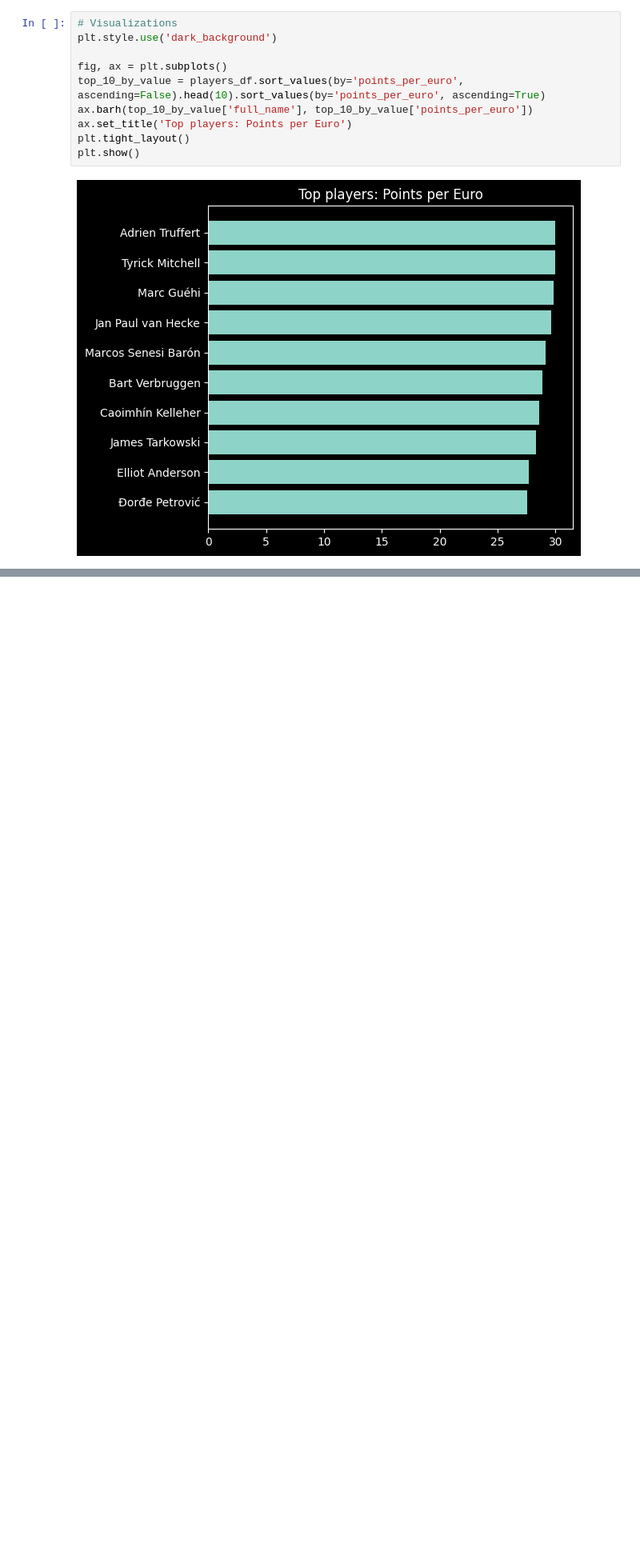
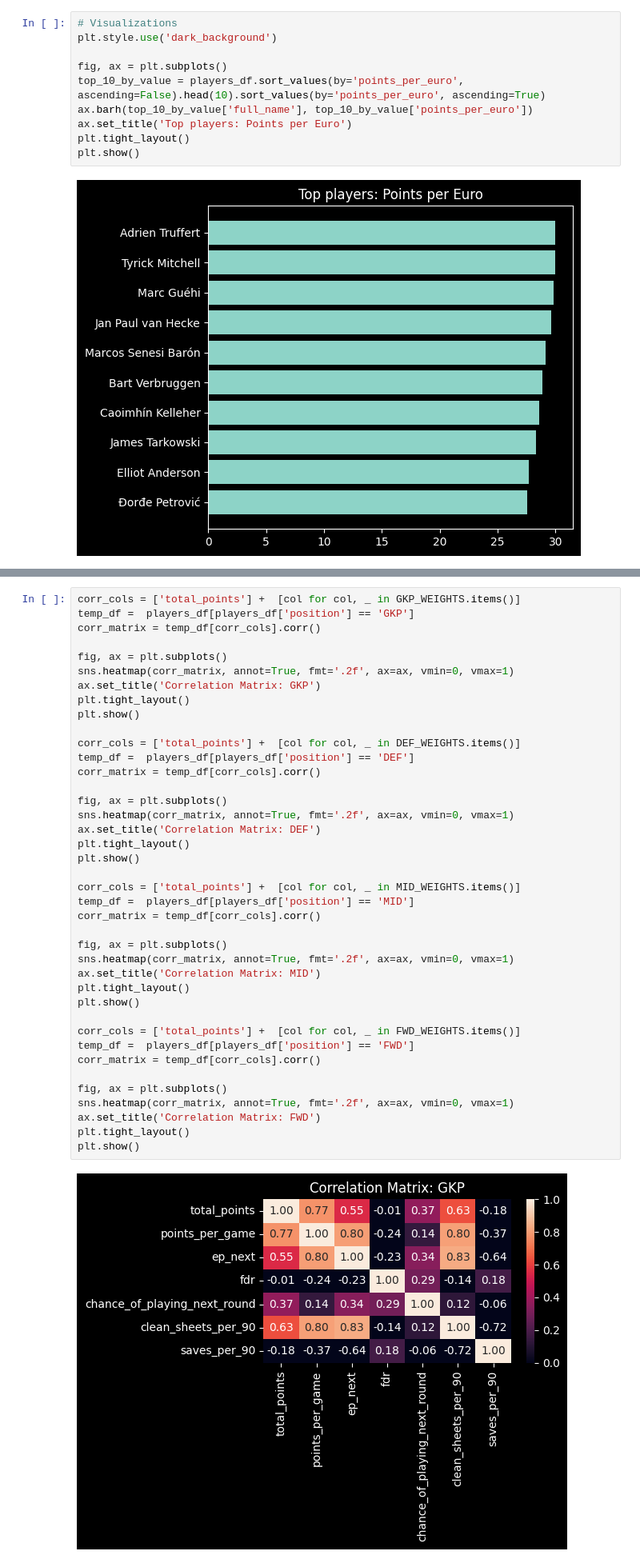
Before and after one commit to pratikmogaveera/fpl-analysis, a Jupyter notebook: fpl_analysis.ipynb, the cells around one changed output, grey strips where cells are left out. Shown at 80% size. Drawn from its saved outputs; the diff is of its cells as text; blank space fills up the shorter version.

```diff
--- a/fpl_analysis.ipynb
+++ b/fpl_analysis.ipynb
@@ -115,0 +156,42 @@ plt.show()
+# %%
+corr_cols = ['total_points'] +  [col for col, _ in GKP_WEIGHTS.items()]
+temp_df =  players_df[players_df['position'] == 'GKP']
+corr_matrix = temp_df[corr_cols].corr()
+
+fig, ax = plt.subplots()
+sns.heatmap(corr_matrix, annot=True, fmt='.2f', ax=ax, vmin=0, vmax=1)
+ax.set_title('Correlation Matrix: GKP')
+plt.tight_layout()
+plt.show()
+
+corr_cols = ['total_points'] +  [col for col, _ in DEF_WEIGHTS.items()]
+temp_df =  players_df[players_df['position'] == 'DEF']
+corr_matrix = temp_df[corr_cols].corr()
+
+fig, ax = plt.subplots()
+sns.heatmap(corr_matrix, annot=True, fmt='.2f', ax=ax, vmin=0, vmax=1)
+ax.set_title('Correlation Matrix: DEF')
+plt.tight_layout()
+plt.show()
+
+corr_cols = ['total_points'] +  [col for col, _ in MID_WEIGHTS.items()]
+temp_df =  players_df[players_df['position'] == 'MID']
+corr_matrix = temp_df[corr_cols].corr()
+
+fig, ax = plt.subplots()
+sns.heatmap(corr_matrix, annot=True, fmt='.2f', ax=ax, vmin=0, vmax=1)
+ax.set_title('Correlation Matrix: MID')
+plt.tight_layout()
+plt.show()
+
+corr_cols = ['total_points'] +  [col for col, _ in FWD_WEIGHTS.items()]
+temp_df =  players_df[players_df['position'] == 'FWD']
+corr_matrix = temp_df[corr_cols].corr()
+
+fig, ax = plt.subplots()
+sns.heatmap(corr_matrix, annot=True, fmt='.2f', ax=ax, vmin=0, vmax=1)
+ax.set_title('Correlation Matrix: FWD')
+plt.tight_layout()
+plt.show()
+# %% [output]
+[figure, added]
```
Also changed, not shown: parts of 7 cells of this notebook, 4 other files.
